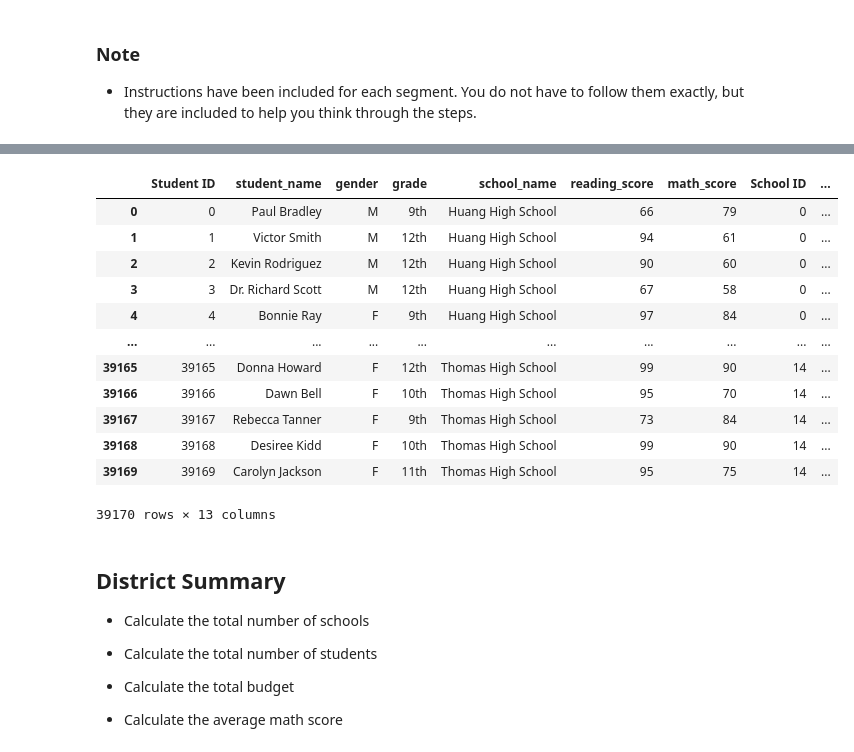
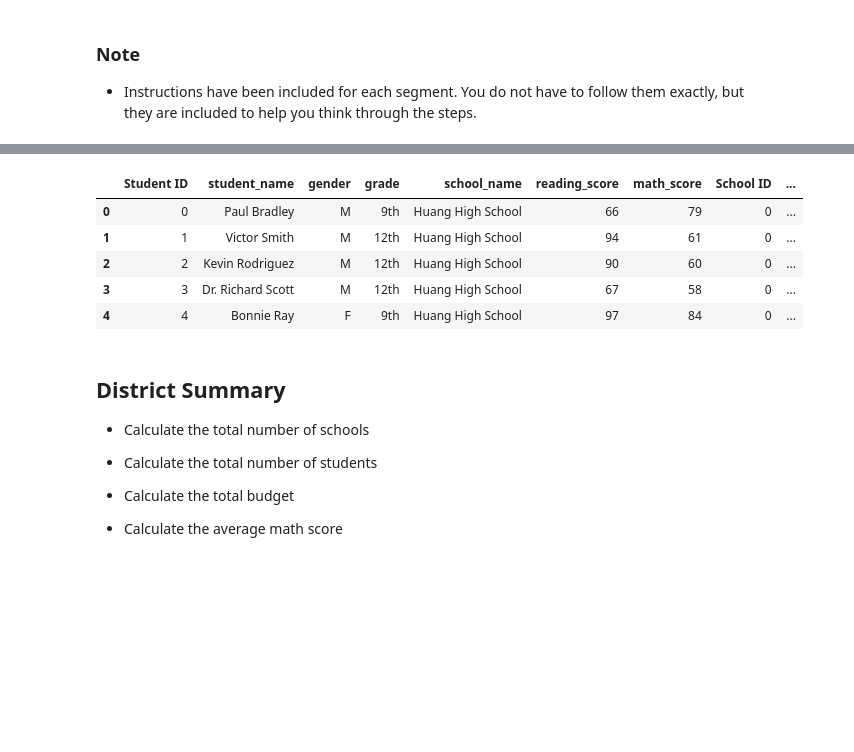
Before and after one commit to JimCDabc/pandas-challenge, a Jupyter notebook: PyCitySchools/PyCitySchools.ipynb, the cells around one changed output, grey strips where cells are left out. Saved outputs shown, nothing was run; the diff lists cells and outputs as text; code cells hidden in the pictures; blank space fills up the shorter version.

```diff
--- a/PyCitySchools/PyCitySchools.ipynb
+++ b/PyCitySchools/PyCitySchools.ipynb
@@ -6,8 +6,6 @@
 import pandas as pd
 import numpy as np
 # %%
-
-
 # File to Load (Remember to Change These)
 school_data_to_load = "Resources/schools_complete.csv"
 student_data_to_load = "Resources/students_complete.csv"
@@ -17,4 +15,4 @@ school_df = pd.read_csv(school_data_to_load)
 student_df = pd.read_csv(student_data_to_load)
 
 # Combine the data into a single dataset
-combined_df = pd.merge(student_data, school_data, how="left", on=["school_name", "school_name"])
+combined_df = pd.merge(student_df, school_df, how="left", on=["school_name", "school_name"])
@@ -56,22 +23,15 @@ student_df
 # %%
 # add columns for math passers and reading pathers
 combined_df["math_pass"] = combined_df["math_score"] >= 70
 combined_df["read_pass"] = combined_df["reading_score"] >= 70
-combined_df
+combined_df.head()
 # %% [output]
 |  | Student ID | student_name | gender | grade | school_name | reading_score | math_score | School ID | ... |
 | 0 | 0 | Paul Bradley | M | 9th | Huang High School | 66 | 79 | 0 | ... |
 | 1 | 1 | Victor Smith | M | 12th | Huang High School | 94 | 61 | 0 | ... |
 | 2 | 2 | Kevin Rodriguez | M | 12th | Huang High School | 90 | 60 | 0 | ... |
 | 3 | 3 | Dr. Richard Scott | M | 12th | Huang High School | 67 | 58 | 0 | ... |
 | 4 | 4 | Bonnie Ray | F | 9th | Huang High School | 97 | 84 | 0 | ... |
-| ... | ... | ... | ... | ... | ... | ... | ... | ... | ... |
-| 39165 | 39165 | Donna Howard | F | 12th | Thomas High School | 99 | 90 | 14 | ... |
-| 39166 | 39166 | Dawn Bell | F | 10th | Thomas High School | 95 | 70 | 14 | ... |
-| 39167 | 39167 | Rebecca Tanner | F | 9th | Thomas High School | 73 | 84 | 14 | ... |
-| 39168 | 39168 | Desiree Kidd | F | 10th | Thomas High School | 99 | 90 | 14 | ... |
-| 39169 | 39169 | Carolyn Jackson | F | 11th | Thomas High School | 95 | 75 | 14 | ... |
-39170 rows × 13 columns
 # %% [markdown]
 ## District Summary
 
```
Also changed, not shown: parts of 54 cells of this notebook.
